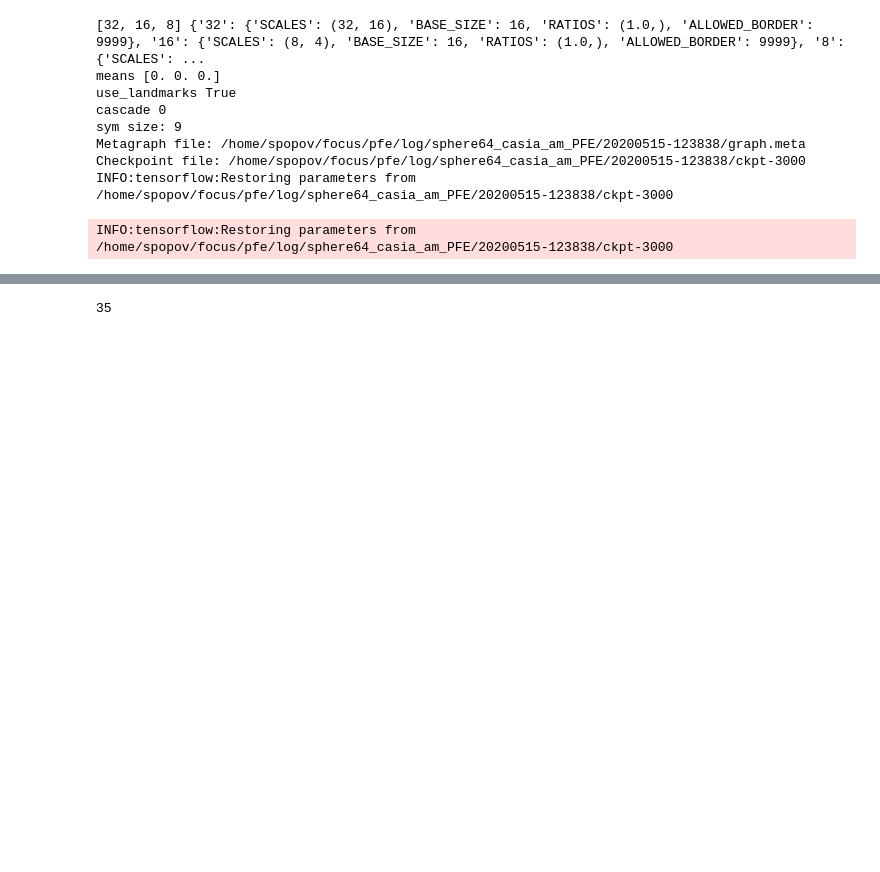
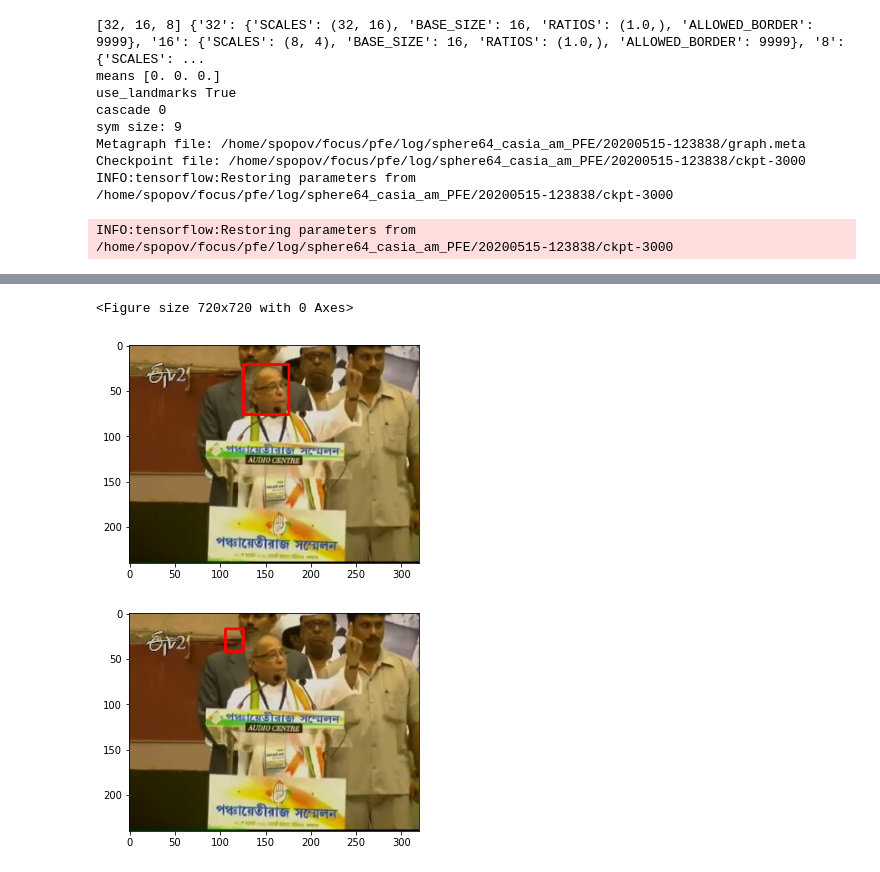
Before and after one commit to DeSerg/focus, a Jupyter notebook: pfe/eval_ijb.ipynb, the cells around one changed output, grey strips where cells are left out. Saved outputs shown, nothing was run; the diff lists cells and outputs as text; code cells hidden in the pictures; blank space fills up the shorter version.

```diff
--- a/pfe/eval_ijb.ipynb
+++ b/pfe/eval_ijb.ipynb
@@ -370,4 +410,0 @@ Stack trace:
-# %%
-print(len(templates))
-# %% [output]
-35
@@ -373,0 +438,30 @@ print(len(templates))
+# %%
+max_label = np.max(labels)
+
+plt.figure(figsize=(10,10))
+
+for label in range(max_label + 1):
+    inds = np.where(labels == label)[0]
+#     print('Label {}'.format(label))
+    indl = len(inds)
+
+    _, axs = plt.subplots(1, indl, figsize=(12, 12))
+    axs = axs.flatten()
+
+    for ind, ax in zip(inds, axs):
+        tmp = tdf.iloc[ind]
+        img_path = tmp['img']
+
+        img = cv2.imread(img_path)
+        imgg = img / np.max(img) # normalize the data to 0 - 1
+        imgg = 255 * imgg # Now scale by 255
+        imgg = imgg.astype(np.uint8)
+        align_rgb = cv2.cvtColor(imgg, cv2.COLOR_BGR2RGB)
+
+        ax.imshow(align_rgb)
+#         plt.subplot(1, indl, ind+1)
+#         plt.imshow(align_rgb)
+
+plt.show()
+# %% [output]
+<Figure size 720x720 with 0 Axes>
@@ -385,3 +486,23 @@ for i, t in enumerate(templates):
     t.draw()
     print(dists[i])
     print()
+# %%
+
+
+paths = ['frames/10181.png', 'frames/10181.png']
+bboxess = [[(126,21,50,55)], [(106.79860929,  17.57010548,  20.06695618,  25.14948463)]]
+
+for path, bboxes in zip(paths, bboxess):
+    img_path = os.path.join(IMAGES_PATH, path)
+    img = cv2.imread(img_path)
+    align_rgb = cv2.cvtColor(img, cv2.COLOR_BGR2RGB)
+    for bbox in bboxes:
+        cv2.rectangle(align_rgb, (int(bbox[0]),int(bbox[1])), (int(bbox[0] + bbox[2]), int(bbox[1] + bbox[3])), (255,0,0), 2)
+
+    plt.figure()
+    plt.imshow(align_rgb)
+
+plt.show()
+# %% [output]
+[figure, added]
+[figure, added]
```
Also changed, not shown: parts of 9 cells of this notebook, 5 other files.
